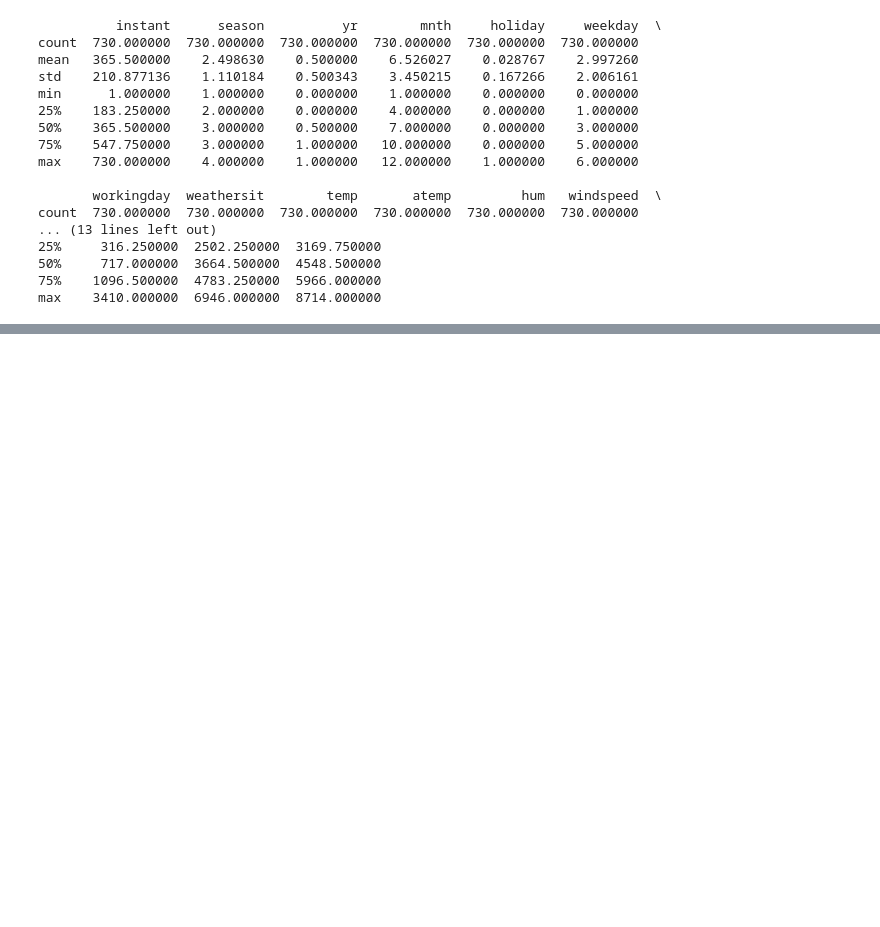
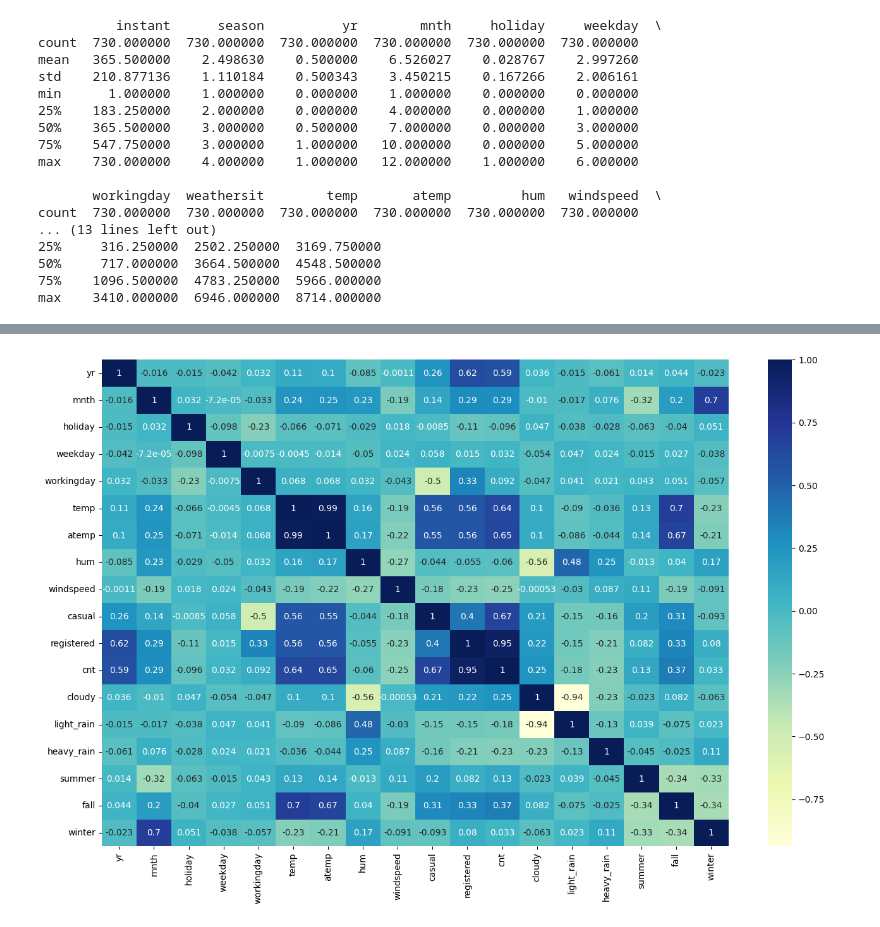
Before and after one commit to vaishnabala/Linear_Regression, a Jupyter notebook: Bike_Rental_Linear_Regression.ipynb, the cells around one changed output, grey strips where cells are left out. Drawn from its saved outputs; the diff is of its cells as text; code cells hidden in the pictures; blank space fills up the shorter version.

Commit message:
Completed Model

```diff
--- a/Bike_Rental_Linear_Regression.ipynb
+++ b/Bike_Rental_Linear_Regression.ipynb
@@ -102,0 +213,11 @@ ValueError: num must be an integer with 1 <= num <= 6, not 7
+# %%
+bike_rental.drop(['instant'],axis = 1, inplace = True)
+# %%
+from sklearn.model_selection import train_test_split
+
+# We specify this so that the train and test data set always have the same rows, respectively
+np.random.seed(0)
+df_train, df_test = train_test_split(bike_rental, train_size = 0.7, test_size = 0.3, random_state = 100)
+# %%
+from sklearn.preprocessing import MinMaxScaler
+scaler = MinMaxScaler()
@@ -102,0 +231,4 @@ ValueError: num must be an integer with 1 <= num <= 6, not 7
+# %%
+num_vars = ['mnth','temp', 'atemp', 'hum', 'windspeed', 'casual', 'registered', 'cnt'
+       ]
+df_train[num_vars] = scaler.fit_transform(df_train[num_vars])
@@ -102,0 +256,6 @@ ValueError: num must be an integer with 1 <= num <= 6, not 7
+# %%
+plt.figure(figsize = (16, 10))
+sns.heatmap(df_train.corr(), annot = True, cmap="YlGnBu")
+plt.show()
+# %% [output]
+[figure, added]
```
Also changed, not shown: parts of 37 cells of this notebook.
